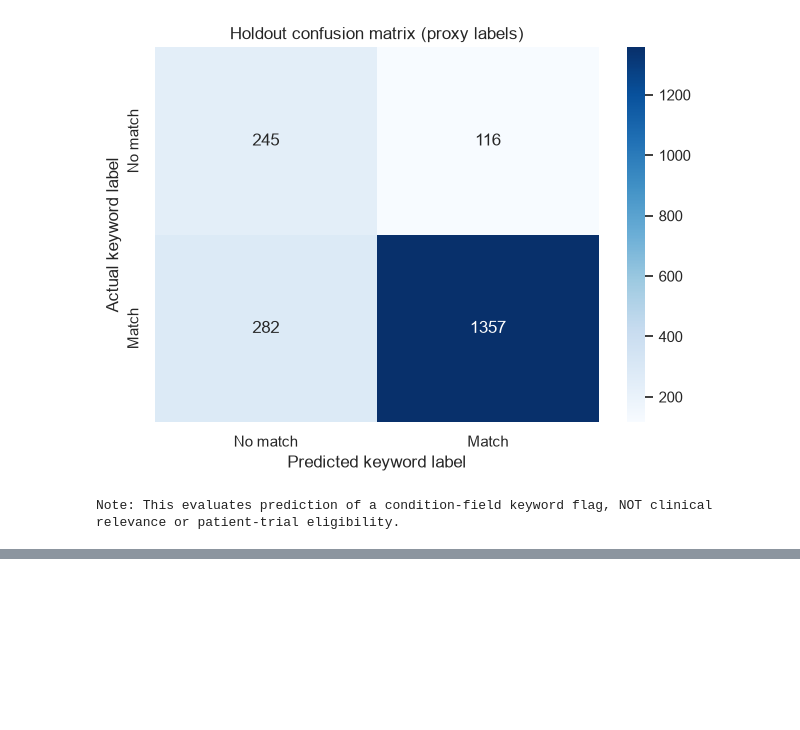
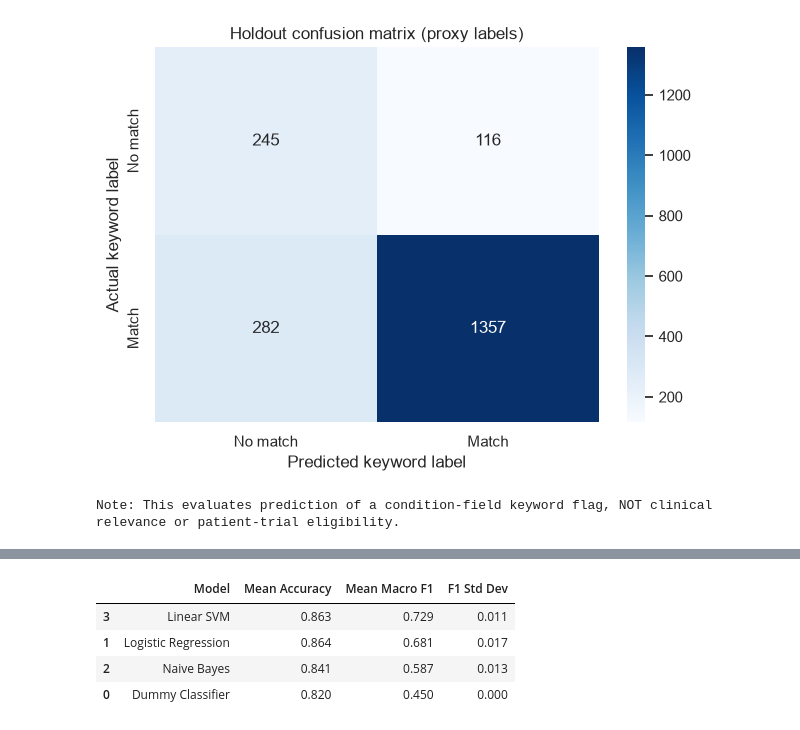
Before and after one commit to ShivaniD719/ClinicalTrialIntelligentPatientTrialMatching, a Jupyter notebook: IntelligentClinicalTrialPatientMatching.ipynb, the cells around one changed output, grey strips where cells are left out. Cells and saved outputs as stored; diff of their text form; code cells hidden in the pictures; blank space fills up the shorter version.

```diff
--- a/IntelligentClinicalTrialPatientMatching.ipynb
+++ b/IntelligentClinicalTrialPatientMatching.ipynb
@@ -817,0 +863,64 @@ Note: This evaluates prediction of a condition-field keyword flag, NOT clinical
+# %%
+# Define models for comparison
+models = {"Dummy Classifier": DummyClassifier(strategy="most_frequent"),
+    "Logistic Regression": LogisticRegression(max_iter=1000,random_state=42),
+    "Naive Bayes": MultinomialNB(),
+    "Linear SVM": LinearSVC(random_state=42,max_iter=5000)
+}
+
+# Use the same 5-fold cross-validation
+# for each model
+cv = StratifiedKFold(
+    n_splits=5,
+    shuffle=True,
+    random_state=42
+)
+
+results = []
+
+for name, model in models.items():
+
+    # Convert text to numerical TF-IDF features
+    # within each training fold
+    pipeline = Pipeline([
+        ("tfidf", TfidfVectorizer(
+            max_features=5000,
+            stop_words="english"
+            )),
+        ("model", model)
+    ])
+
+    scores = cross_validate(
+        pipeline,
+        X_train,
+        y_train,
+        cv=cv,
+        scoring={
+            "accuracy": "accuracy",
+            "macro_f1": "f1_macro"
+        },
+        n_jobs=1
+    )
+
+    results.append({
+        "Model": name,
+        "Mean Accuracy": scores["test_accuracy"].mean(),
+        "Mean Macro F1": scores["test_macro_f1"].mean(),
+        "F1 Std Dev": scores["test_macro_f1"].std()
+    })
+
+# Compare results in a DataFrame
+results_df = pd.DataFrame(results)
+
+results_df = results_df.sort_values(
+    by="Mean Macro F1",
+    ascending=False
+)
+
+display(results_df.round(3))
+# %% [output]
+|  | Model | Mean Accuracy | Mean Macro F1 | F1 Std Dev |
+| 3 | Linear SVM | 0.863 | 0.729 | 0.011 |
+| 1 | Logistic Regression | 0.864 | 0.681 | 0.017 |
+| 2 | Naive Bayes | 0.841 | 0.587 | 0.013 |
+| 0 | Dummy Classifier | 0.820 | 0.450 | 0.000 |
```
Also changed, not shown: parts of 16 cells of this notebook.
